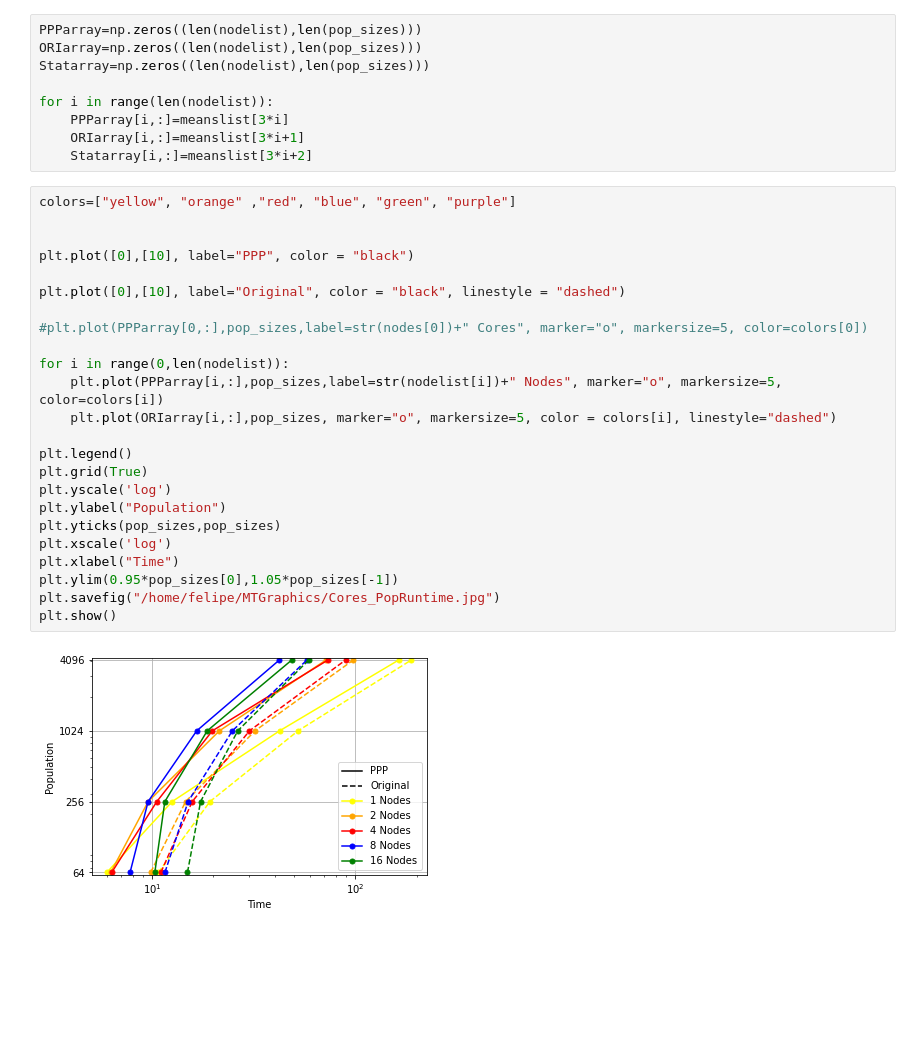
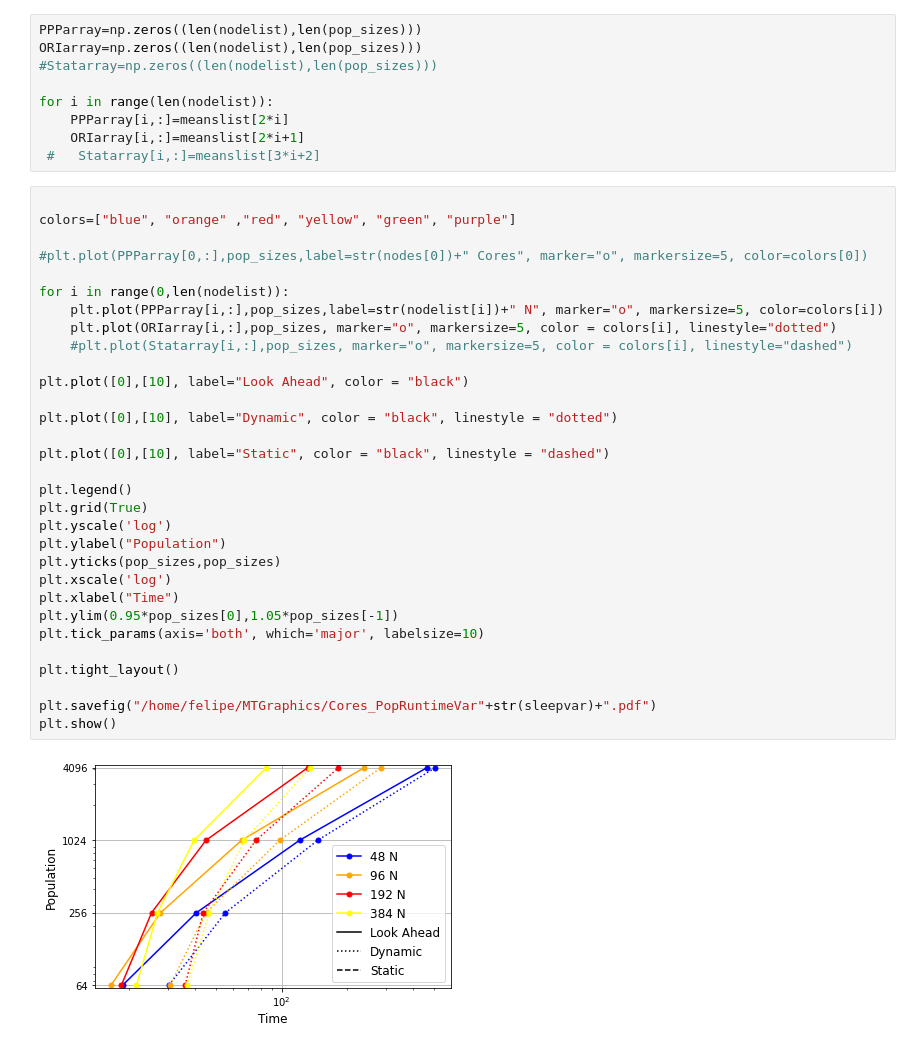
Before and after one commit to ICB-DCM/lookahead-study, a Jupyter notebook: models/ODE/SleepyOdeResults.ipynb, the cells around one changed output. Drawn from its saved outputs; the diff is of its cells as text; blank space fills up the shorter version.

```diff
--- a/models/ODE/SleepyOdeResults.ipynb
+++ b/models/ODE/SleepyOdeResults.ipynb
@@ -28,38 +45,45 @@ for i in range(len(nodelist)):
 # %%
 PPParray=np.zeros((len(nodelist),len(pop_sizes)))
 ORIarray=np.zeros((len(nodelist),len(pop_sizes)))
-Statarray=np.zeros((len(nodelist),len(pop_sizes)))
+#Statarray=np.zeros((len(nodelist),len(pop_sizes)))
 
 for i in range(len(nodelist)):
-    PPParray[i,:]=meanslist[3*i]
-    ORIarray[i,:]=meanslist[3*i+1]
-    Statarray[i,:]=meanslist[3*i+2]
+    PPParray[i,:]=meanslist[2*i]
+    ORIarray[i,:]=meanslist[2*i+1]
+ #   Statarray[i,:]=meanslist[3*i+2]
 # %%
-colors=["yellow", "orange" ,"red", "blue", "green", "purple"]
 
-
-plt.plot([0],[10], label="PPP", color = "black")
-
-plt.plot([0],[10], label="Original", color = "black", linestyle = "dashed")
+colors=["blue", "orange" ,"red", "yellow", "green", "purple"]
 
 #plt.plot(PPParray[0,:],pop_sizes,label=str(nodes[0])+" Cores", marker="o", markersize=5, color=colors[0])
 
 for i in range(0,len(nodelist)):
-    plt.plot(PPParray[i,:],pop_sizes,label=str(nodelist[i])+" Nodes", marker="o", markersize=5, color=colors[i])
-    plt.plot(ORIarray[i,:],pop_sizes, marker="o", markersize=5, color = colors[i], linestyle="dashed")
+    plt.plot(PPParray[i,:],pop_sizes,label=str(nodelist[i])+" N", marker="o", markersize=5, color=colors[i])
+    plt.plot(ORIarray[i,:],pop_sizes, marker="o", markersize=5, color = colors[i], linestyle="dotted")
+    #plt.plot(Statarray[i,:],pop_sizes, marker="o", markersize=5, color = colors[i], linestyle="dashed")
+
+plt.plot([0],[10], label="Look Ahead", color = "black")
+
+plt.plot([0],[10], label="Dynamic", color = "black", linestyle = "dotted")
+
+plt.plot([0],[10], label="Static", color = "black", linestyle = "dashed")
 
 plt.legend()
 plt.grid(True)
 plt.yscale('log')
 plt.ylabel("Population")
 plt.yticks(pop_sizes,pop_sizes)
 plt.xscale('log')
 plt.xlabel("Time")
 plt.ylim(0.95*pop_sizes[0],1.05*pop_sizes[-1])
-plt.savefig("/home/felipe/MTGraphics/Cores_PopRuntime.jpg")
+plt.tick_params(axis='both', which='major', labelsize=10)
+
+plt.tight_layout()
+
+plt.savefig("/home/felipe/MTGraphics/Cores_PopRuntimeVar"+str(sleepvar)+".pdf")
 plt.show()
 # %% [output]
-[figure, old version]
+[figure, new version]
 # %%
 pop_sizes_1=pop_sizes[0:-1]
 
```
Also changed, not shown: parts of 9 cells of this notebook, 44 other files.
